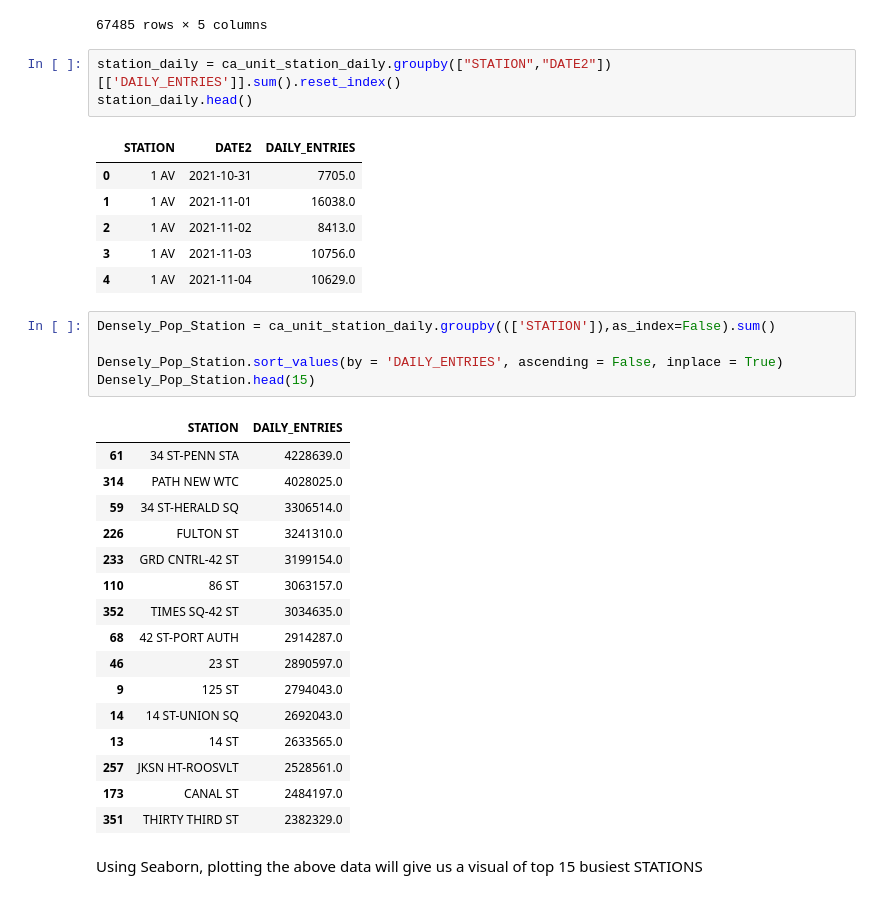
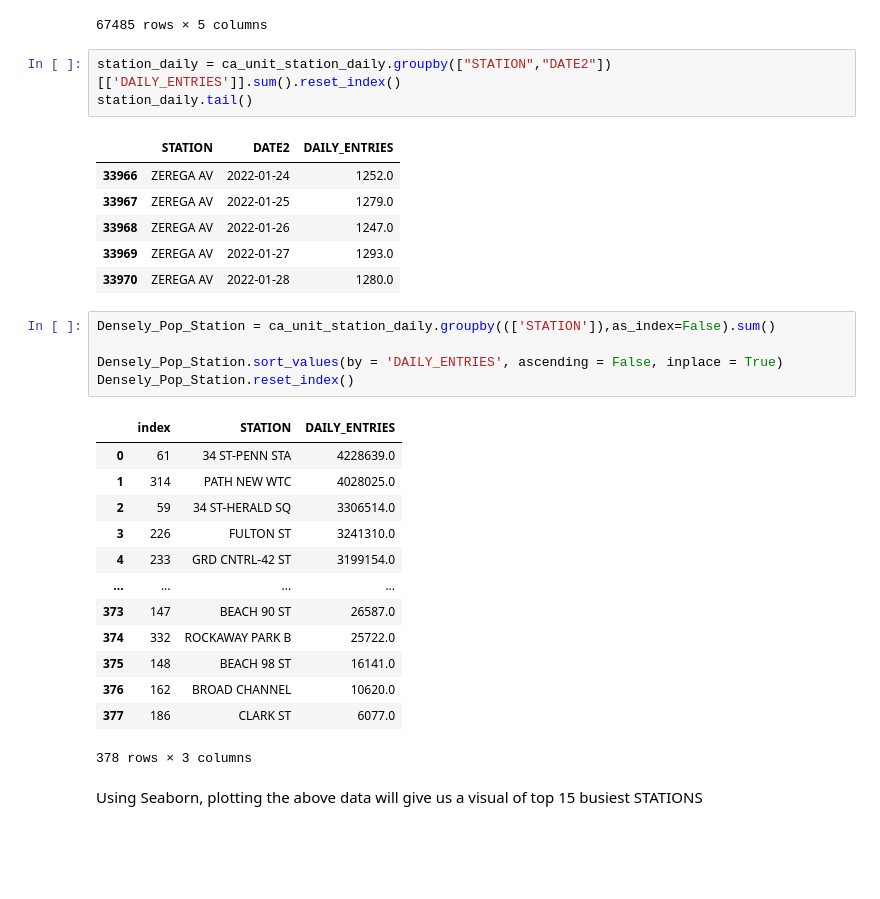
Before and after one commit to aturumella/EDA_Project, a Jupyter notebook: MVP_MTA_Archana_Turumella.ipynb, the cells around one changed output. Saved outputs shown, nothing was run; the diff lists cells and outputs as text; blank space fills up the shorter version.

```diff
--- a/MVP_MTA_Archana_Turumella.ipynb
+++ b/MVP_MTA_Archana_Turumella.ipynb
@@ -305,36 +305,33 @@ ca_unit_station_daily
 67485 rows × 5 columns
 # %%
 station_daily = ca_unit_station_daily.groupby(["STATION","DATE2"])[['DAILY_ENTRIES']].sum().reset_index()
-station_daily.head()
+station_daily.tail()
 # %% [output]
 |  | STATION | DATE2 | DAILY_ENTRIES |
-| 0 | 1 AV | 2021-10-31 | 7705.0 |
-| 1 | 1 AV | 2021-11-01 | 16038.0 |
-| 2 | 1 AV | 2021-11-02 | 8413.0 |
-| 3 | 1 AV | 2021-11-03 | 10756.0 |
-| 4 | 1 AV | 2021-11-04 | 10629.0 |
+| 33966 | ZEREGA AV | 2022-01-24 | 1252.0 |
+| 33967 | ZEREGA AV | 2022-01-25 | 1279.0 |
+| 33968 | ZEREGA AV | 2022-01-26 | 1247.0 |
+| 33969 | ZEREGA AV | 2022-01-27 | 1293.0 |
+| 33970 | ZEREGA AV | 2022-01-28 | 1280.0 |
 # %%
 Densely_Pop_Station = ca_unit_station_daily.groupby((['STATION']),as_index=False).sum()
 
 Densely_Pop_Station.sort_values(by = 'DAILY_ENTRIES', ascending = False, inplace = True)
-Densely_Pop_Station.head(15)
+Densely_Pop_Station.reset_index()
 # %% [output]
-|  | STATION | DAILY_ENTRIES |
-| 61 | 34 ST-PENN STA | 4228639.0 |
-| 314 | PATH NEW WTC | 4028025.0 |
-| 59 | 34 ST-HERALD SQ | 3306514.0 |
-| 226 | FULTON ST | 3241310.0 |
-| 233 | GRD CNTRL-42 ST | 3199154.0 |
-| 110 | 86 ST | 3063157.0 |
-| 352 | TIMES SQ-42 ST | 3034635.0 |
-| 68 | 42 ST-PORT AUTH | 2914287.0 |
-| 46 | 23 ST | 2890597.0 |
-| 9 | 125 ST | 2794043.0 |
-| 14 | 14 ST-UNION SQ | 2692043.0 |
-| 13 | 14 ST | 2633565.0 |
-| 257 | JKSN HT-ROOSVLT | 2528561.0 |
-| 173 | CANAL ST | 2484197.0 |
-| 351 | THIRTY THIRD ST | 2382329.0 |
+|  | index | STATION | DAILY_ENTRIES |
+| 0 | 61 | 34 ST-PENN STA | 4228639.0 |
+| 1 | 314 | PATH NEW WTC | 4028025.0 |
+| 2 | 59 | 34 ST-HERALD SQ | 3306514.0 |
+| 3 | 226 | FULTON ST | 3241310.0 |
+| 4 | 233 | GRD CNTRL-42 ST | 3199154.0 |
+| ... | ... | ... | ... |
+| 373 | 147 | BEACH 90 ST | 26587.0 |
+| 374 | 332 | ROCKAWAY PARK B | 25722.0 |
+| 375 | 148 | BEACH 98 ST | 16141.0 |
+| 376 | 162 | BROAD CHANNEL | 10620.0 |
+| 377 | 186 | CLARK ST | 6077.0 |
+378 rows × 3 columns
 # %% [markdown]
 Using Seaborn, plotting the above data will give us a visual of top 15 busiest STATIONS
 # %%
```
Also changed, not shown: parts of 6 cells of this notebook.
